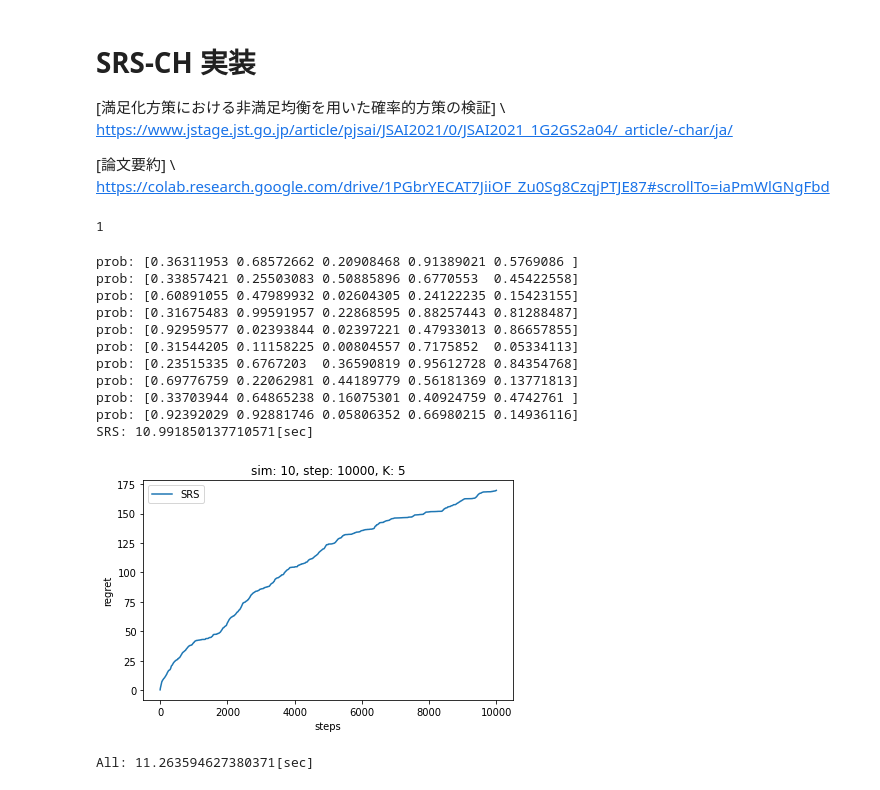
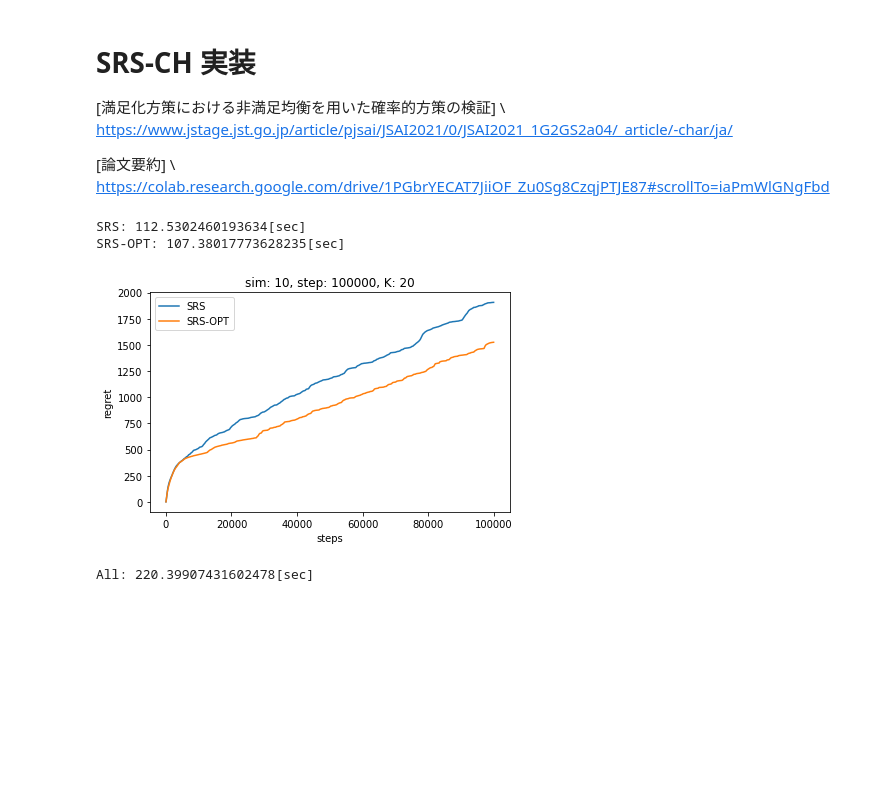
Before and after one commit to astrfo/SRS-CH, a Jupyter notebook: SRS.ipynb, the cells around one changed output. Drawn from its saved outputs; the diff is of its cells as text; code cells hidden in the pictures; blank space fills up the shorter version.

```diff
--- a/SRS.ipynb
+++ b/SRS.ipynb
@@ -188,13 +234,13 @@ class SRS_OPT(object):
     """
 
     def __init__(self, K):
+        self._epsilon = 1e-3
         self._K = K
         self._alpha = None
         self._V = None
         self._n = None
         self._N = None
         self.aleph = None
-        self._RS = None
         self._rho = None
         self._Z = None
         self._b = None
@@ -203,41 +249,27 @@ class SRS_OPT(object):
 
     def initialize(self):
         self._V = np.array([0.5] * self._K)
-        self._n = np.array([1e-5] * self._K)
+        if self._V.max() > self.aleph: self._V -= (self._V.max() - self.aleph + self._epsilon)
+        self._n = np.array([1e-8] * self._K)
         self._N = np.sum(self._n)
-        self._RS = (self._n / (self._N)) * (self._V - self.aleph)
         self._Z = 1 / (np.sum(1 / (self.aleph - self._V)))
-        # self._rho = self._Z / (self.aleph - self._V)
-        self._rho = self._n / self._N
-        self._b = (self._n / self._rho) - self._N + 0.1
+        self._rho = self._Z / (self.aleph - self._V)
+        self._b = self._n / self._rho - self._N + self._epsilon
         self._SRS = (self._N + self._b.max()) * self._rho - self._n
         self._pi = self._SRS / np.sum(self._SRS)
-        # print(f'Z: {self._Z}')
-        # print(f'rho: {self._rho}')
-        # print(f'b: {self._b}')
-        # print(f'SRS: {self._SRS}')
-        # print(f'pi: {self._pi}')
 
     def select_arm(self):
-        if all(self._V < self.aleph): arm = np.random.choice(len(self._pi), p=self._pi)
-        else: arm = np.random.choice(np.where(self._RS == self._RS.max())[0])       # この処理間違っているのか
+        arm = np.random.choice(len(self._pi), p=self._pi)
         return arm
 
     def update(self, arm, reward):
         self._alpha = 1 / (1 + self._n[arm])
         self._V[arm] = (1 - self._alpha) * self._V[arm] + (reward * self._alpha)
+        if self._V.max() > self.aleph: self._V -= (self._V.max() - self.aleph + self._epsilon)
         self._n[arm] += 1
         self._N += 1
-        self._RS = (self._n / (self._N)) * (self._V - self.aleph)
         self._Z = 1 / (np.sum(1 / (self.aleph - self._V)))
         self._rho = self._Z / (self.aleph - self._V)
-        # self._rho = self._n / self._N
-        self._b = self._n / self._rho - self._N + 0.1
+        self._b = self._n / self._rho - self._N + self._epsilon
         self._SRS = (self._N + self._b.max()) * self._rho - self._n
         self._pi = self._SRS / np.sum(self._SRS)
-# %%
-a = 2
-a -=3-2
-a
-# %% [output]
-1
@@ -310,8 +284,8 @@ class Simulator(object):
     def __init__(self, trial, step, K):
         # self._policy = {TS(K): 'TS', RS(K): 'RS', RS_OPT(K): 'RS-OPT', SRS(K): 'SRS', SRS_OPT(K): 'SRS-OPT'}
         # self._policy_plot_name = ['Thompson Sampling', 'RS($ℵ=p_1$)', 'RS-OPT', 'SRS($ℵ=p_1$)', 'SRS-OPT']
-        self._policy = {SRS(K): 'SRS'}
-        self._policy_plot_name = ['SRS']
+        self._policy = {SRS(K): 'SRS', SRS_OPT(K): 'SRS-OPT'}
+        self._policy_plot_name = ['SRS', 'SRS-OPT']
         self._trial = trial
         self._step = step
         self._K = K
@@ -357,26 +331,17 @@ class Simulator(object):
 # %%
 def main():
     trial = 10
-    step = 10000
-    K = 5
+    step = 100000
+    K = 20
     sim = Simulator(trial, step, K)
     sim.run()
 
 start = time.time()
 main()
 end = time.time()
 print(f'All: {end - start}[sec]')
 # %% [output]
-prob: [0.36311953 0.68572662 0.20908468 0.91389021 0.5769086 ]
-prob: [0.33857421 0.25503083 0.50885896 0.6770553  0.45422558]
-prob: [0.60891055 0.47989932 0.02604305 0.24122235 0.15423155]
-prob: [0.31675483 0.99591957 0.22868595 0.88257443 0.81288487]
-prob: [0.92959577 0.02393844 0.02397221 0.47933013 0.86657855]
-prob: [0.31544205 0.11158225 0.00804557 0.7175852  0.05334113]
-prob: [0.23515335 0.6767203  0.36590819 0.95612728 0.84354768]
-prob: [0.69776759 0.22062981 0.44189779 0.56181369 0.13771813]
-prob: [0.33703944 0.64865238 0.16075301 0.40924759 0.4742761 ]
-prob: [0.92392029 0.92881746 0.05806352 0.66980215 0.14936116]
-SRS: 10.991850137710571[sec]
+SRS: 112.5302460193634[sec]
+SRS-OPT: 107.38017773628235[sec]
-[figure, old version]
+[figure, new version]
-All: 11.263594627380371[sec]
+All: 220.39907431602478[sec]
```
Also changed, not shown: parts of 2 cells of this notebook.
